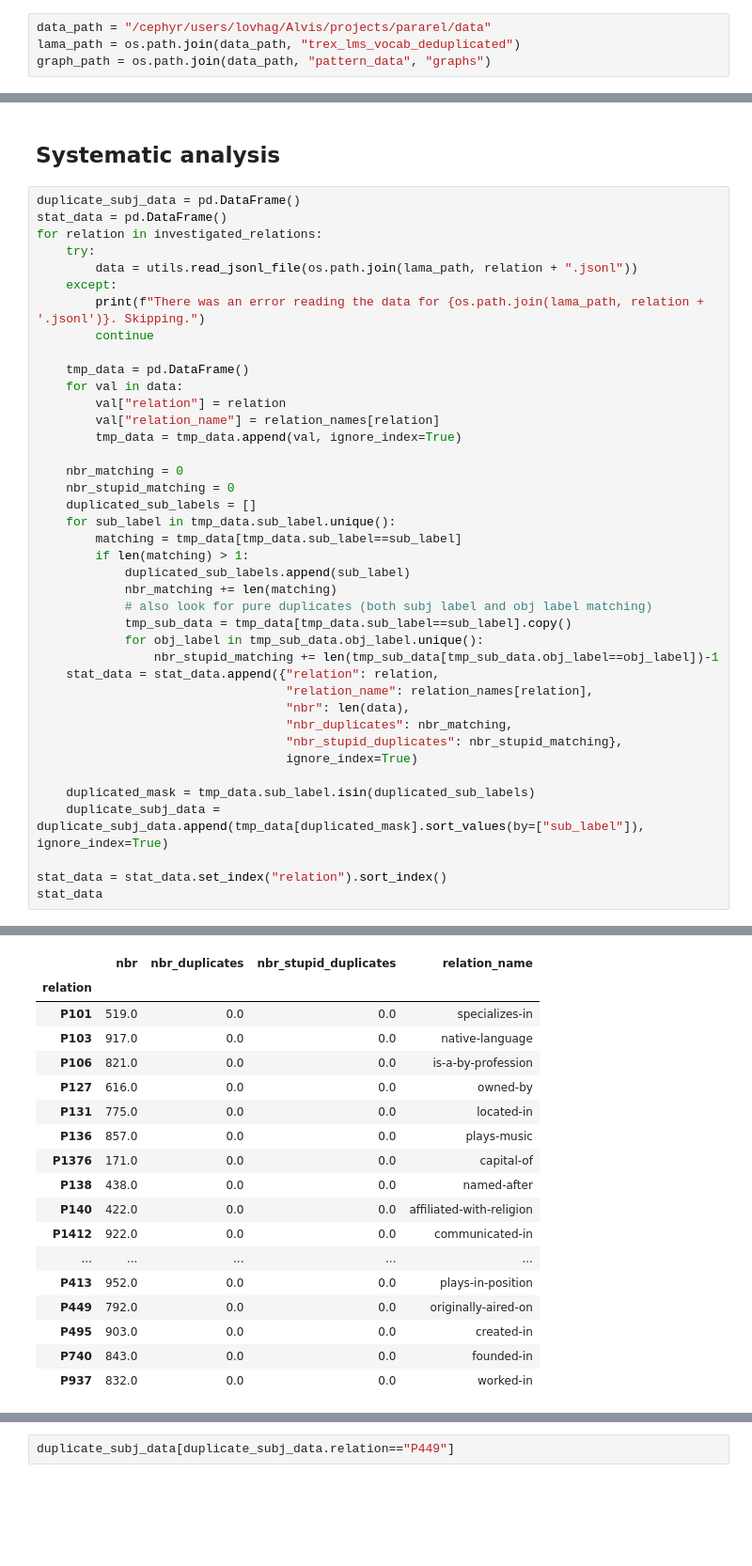
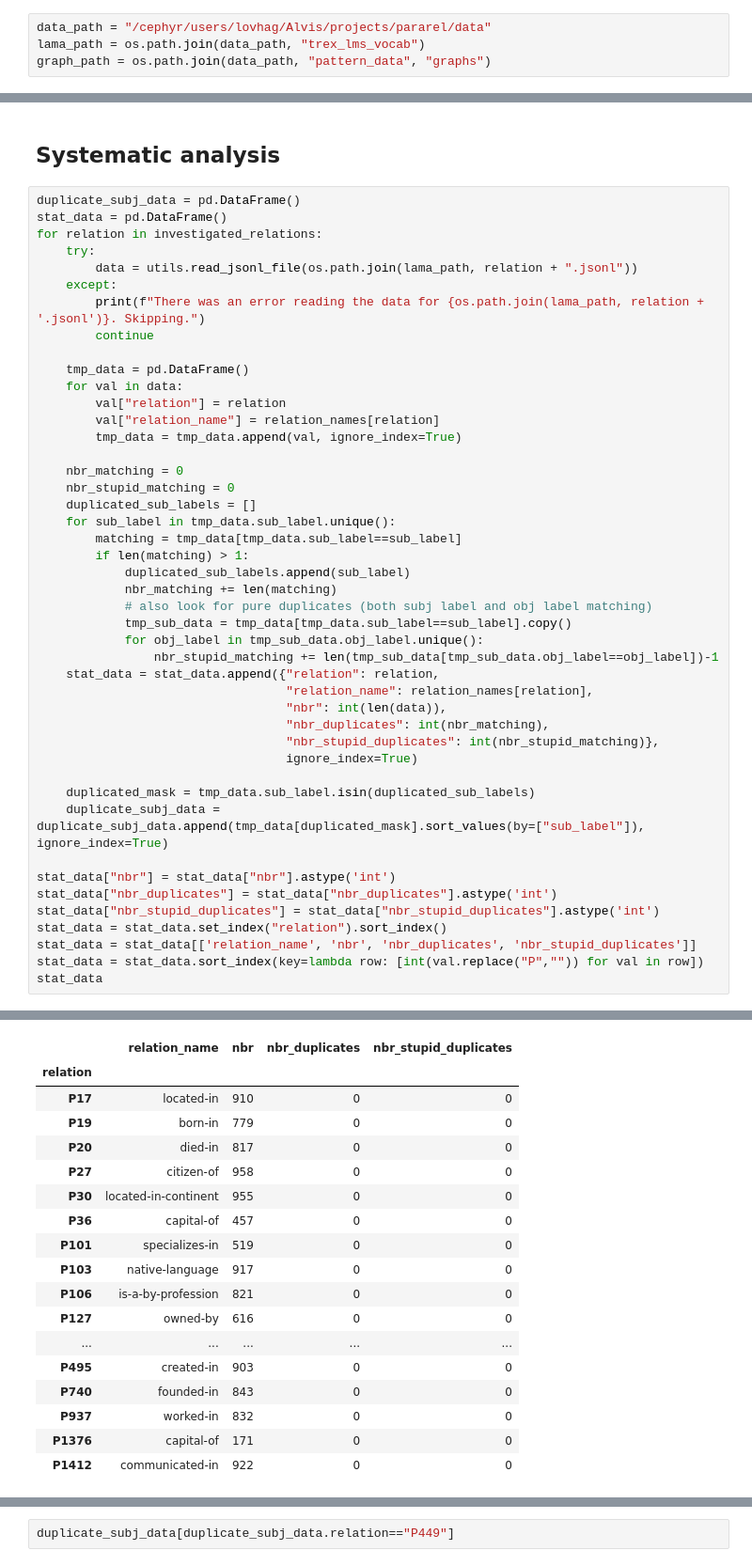
Before and after one commit to killahwhaleX/pararelstar, a Jupyter notebook: pararel_duplicates/investigate_pararel.ipynb, the cells around one changed output, grey strips where cells are left out. Shown: that part at 94% size. Cells and saved outputs as stored; diff of their text form; blank space fills up the shorter version.

```diff
--- a/pararel_duplicates/investigate_pararel.ipynb
+++ b/pararel_duplicates/investigate_pararel.ipynb
@@ -11,7 +18,7 @@ from pararel.consistency.lm_pipeline import parse_prompt
 We can for the analysis switch between the original datafile `trex_lms_vocab` and our corresponding deduplicated datafile `trex_lms_vocab_deduplicated`.
 # %%
 data_path = "/cephyr/users/lovhag/Alvis/projects/pararel/data"
-lama_path = os.path.join(data_path, "trex_lms_vocab_deduplicated")
+lama_path = os.path.join(data_path, "trex_lms_vocab")
 graph_path = os.path.join(data_path, "pattern_data", "graphs")
 # %%
 relation_names = {"P17": "located-in",
@@ -88,14 +97,19 @@ for relation in investigated_relations:
                 nbr_stupid_matching += len(tmp_sub_data[tmp_sub_data.obj_label==obj_label])-1
     stat_data = stat_data.append({"relation": relation,
                                   "relation_name": relation_names[relation],
-                                  "nbr": len(data),
-                                  "nbr_duplicates": nbr_matching,
-                                  "nbr_stupid_duplicates": nbr_stupid_matching},
+                                  "nbr": int(len(data)),
+                                  "nbr_duplicates": int(nbr_matching),
+                                  "nbr_stupid_duplicates": int(nbr_stupid_matching)},
                                   ignore_index=True)
 
     duplicated_mask = tmp_data.sub_label.isin(duplicated_sub_labels)
     duplicate_subj_data = duplicate_subj_data.append(tmp_data[duplicated_mask].sort_values(by=["sub_label"]), ignore_index=True)
 
+stat_data["nbr"] = stat_data["nbr"].astype('int')
+stat_data["nbr_duplicates"] = stat_data["nbr_duplicates"].astype('int')
+stat_data["nbr_stupid_duplicates"] = stat_data["nbr_stupid_duplicates"].astype('int')
 stat_data = stat_data.set_index("relation").sort_index()
+stat_data = stat_data[['relation_name', 'nbr', 'nbr_duplicates', 'nbr_stupid_duplicates']]
+stat_data = stat_data.sort_index(key=lambda row: [int(val.replace("P","")) for val in row])
 stat_data
 # %% [output]
@@ -103,18 +117,18 @@ There was an error reading the data for /cephyr/users/lovhag/Alvis/projects/para
-|  | nbr | nbr_duplicates | nbr_stupid_duplicates | relation_name |
+|  | relation_name | nbr | nbr_duplicates | nbr_stupid_duplicates |
 | relation |  |  |  |  |
-| P101 | 519.0 | 0.0 | 0.0 | specializes-in |
-| P103 | 917.0 | 0.0 | 0.0 | native-language |
-| P106 | 821.0 | 0.0 | 0.0 | is-a-by-profession |
-| P127 | 616.0 | 0.0 | 0.0 | owned-by |
-| P131 | 775.0 | 0.0 | 0.0 | located-in |
-| P136 | 857.0 | 0.0 | 0.0 | plays-music |
-| P1376 | 171.0 | 0.0 | 0.0 | capital-of |
-| P138 | 438.0 | 0.0 | 0.0 | named-after |
-| P140 | 422.0 | 0.0 | 0.0 | affiliated-with-religion |
-| P1412 | 922.0 | 0.0 | 0.0 | communicated-in |
+| P17 | located-in | 910 | 0 | 0 |
+| P19 | born-in | 779 | 0 | 0 |
+| P20 | died-in | 817 | 0 | 0 |
+| P27 | citizen-of | 958 | 0 | 0 |
+| P30 | located-in-continent | 955 | 0 | 0 |
+| P36 | capital-of | 457 | 0 | 0 |
+| P101 | specializes-in | 519 | 0 | 0 |
+| P103 | native-language | 917 | 0 | 0 |
+| P106 | is-a-by-profession | 821 | 0 | 0 |
+| P127 | owned-by | 616 | 0 | 0 |
 | ... | ... | ... | ... | ... |
-| P413 | 952.0 | 0.0 | 0.0 | plays-in-position |
-| P449 | 792.0 | 0.0 | 0.0 | originally-aired-on |
-| P495 | 903.0 | 0.0 | 0.0 | created-in |
-| P740 | 843.0 | 0.0 | 0.0 | founded-in |
-| P937 | 832.0 | 0.0 | 0.0 | worked-in |
+| P495 | created-in | 903 | 0 | 0 |
+| P740 | founded-in | 843 | 0 | 0 |
+| P937 | worked-in | 832 | 0 | 0 |
+| P1376 | capital-of | 171 | 0 | 0 |
+| P1412 | communicated-in | 922 | 0 | 0 |
```
Also changed, not shown: parts of 7 cells of this notebook, 3 other files.
